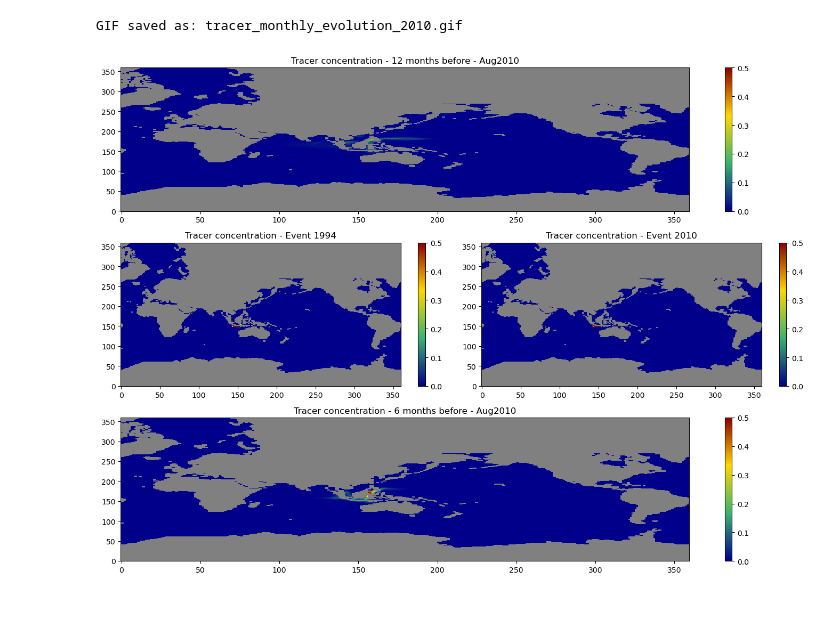
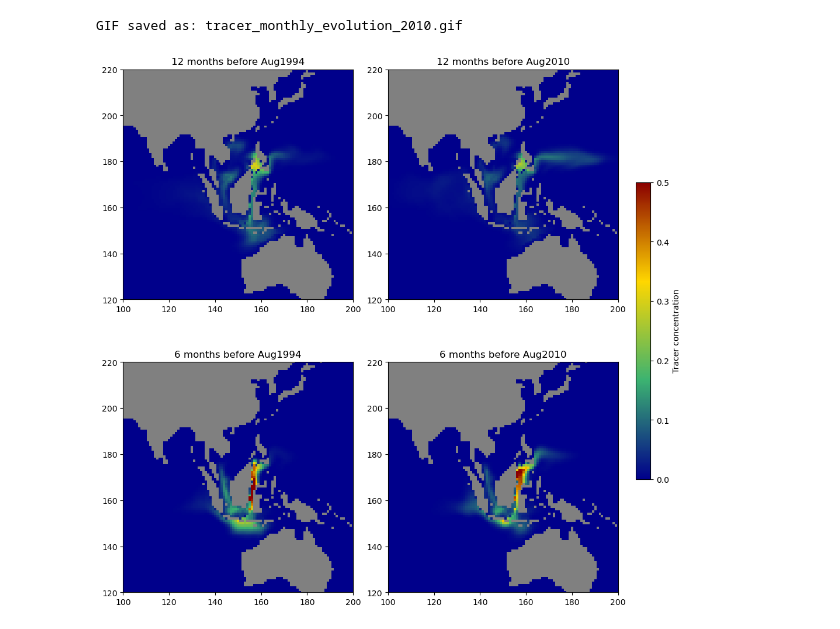
Before and after one commit to ECCO-Summer-School/ESS25-Team_ECCO-UP, a Jupyter notebook: contributors/mili/tracer_1994_2010.ipynb, the cells around one changed output. Drawn from its saved outputs; the diff is of its cells as text; code cells hidden in the pictures.

Commit message:
changes and corrections in tracer plot

```diff
--- a/contributors/mili/tracer_1994_2010.ipynb
+++ b/contributors/mili/tracer_1994_2010.ipynb
@@ -239,18 +247,22 @@ imon_6_before = imon_event - 6
 # 12 months before
 plt.figure(figsize=(10, 4))
 plt.title("Tracer concentration - 12 months before - Aug2010")
-masked_12 = dscale * lib_python.nat2globe(trc_all_vsum_2010[imon_12_before, :])
-masked_12[lib_python.nat2globe(hfacc[0]) == 0] = np.nan
-plt.imshow(masked_12, origin='lower', cmap=cmap, aspect='auto', vmin=0, vmax=0.5)
+masked_12_2010 = dscale * lib_python.nat2globe(trc_all_vsum_2010[imon_12_before, :])
+masked_12_2010[lib_python.nat2globe(hfacc[0]) == 0] = np.nan
+plt.imshow(masked_12_2010, origin='lower', cmap=cmap, aspect='auto', vmin=0, vmax=0.5)
 plt.colorbar()
+plt.ylim([100, 220])
+plt.xlim([100, 200])
 plt.show()
 
 # 6 months before
 plt.figure(figsize=(10, 4))
 plt.title("Tracer concentration - 6 months before - Aug2010")
-masked_6 = dscale * lib_python.nat2globe(trc_all_vsum_2010[imon_6_before, :])
-masked_6[lib_python.nat2globe(hfacc[0]) == 0] = np.nan
-plt.imshow(masked_6, origin='lower', cmap=cmap, aspect='auto',vmin=0, vmax=0.5)
+masked_6_2010 = dscale * lib_python.nat2globe(trc_all_vsum_2010[imon_6_before, :])
+masked_6_2010[lib_python.nat2globe(hfacc[0]) == 0] = np.nan
+plt.imshow(masked_6_2010, origin='lower', cmap=cmap, aspect='auto',vmin=0, vmax=0.5)
 plt.colorbar()
+plt.ylim([100, 220])
+plt.xlim([100, 200])
 plt.show()
 # %% [output]
@@ -301,60 +315,36 @@ print(f"GIF saved as: {gif_path}")
 GIF saved as: tracer_monthly_evolution_2010.gif
 # %%
 import matplotlib.pyplot as plt
-import numpy as np
 
-# Parámetros
-dscale = 0.1
+# Crear figura con 2 filas y 2 columnas
+fig, axs = plt.subplots(2, 2, figsize=(10, 10), constrained_layout=True)
+
+# Lista de datos y títulos
+data_list = [
+    (masked_12_1994, "12 months before Aug1994"),
+    (masked_12_2010, "12 months before Aug2010"),
+    (masked_6_1994, "6 months before Aug1994"),
+    (masked_6_2010, "6 months before Aug2010"),
+
+]
+
+# Graficar cada mapa
 vmin = 0
 vmax = 0.5
+cmap = cmap  # ya definido, por ejemplo con cmocean
 
-# Índices de los eventos
-imon_event_1994 = -1
-imon_event_2010 = -1
-imon_12_before_1994 = imon_event_1994 - 12
-imon_6_before_1994 = imon_event_1994 - 6
-imon_12_before_2010 = imon_event_2010 - 12
-imon_6_before_2010 = imon_event_2010 - 6
+ims = []
+for ax, (data, title) in zip(axs.flat, data_list):
+    im = ax.imshow(data, origin='lower', cmap=cmap, vmin=vmin, vmax=vmax)
+    ax.set_title(f"{title}")
+    ims.append(im)
+    ax.set_ylim([120, 220])
+    ax.set_xlim([100, 200])
 
-# Preparar los datos
-masked_12 = dscale * lib_python.nat2globe(trc_all_vsum_2010[imon_12_before_2010, :])
-masked_6 = dscale * lib_python.nat2globe(trc_all_vsum_2010[imon_6_before_2010, :])
-masked_1994 = dscale * lib_python.nat2globe(trc_all_vsum_1994[imon_event_1994, :])
-masked_2010 = dscale * lib_python.nat2globe(trc_all_vsum_2010[imon_event_2010, :])
-
-# Enmascarar tierra
-land_mask = lib_python.nat2globe(hfacc[0]) == 0
-for m in [masked_12, masked_6, masked_1994, masked_2010]:
-    m[land_mask] = np.nan
-
-# Crear figura con 2x2 + 1 layout
-fig = plt.figure(figsize=(14, 10))
-
-# Arriba: 12 meses antes (ocupando toda la fila superior)
-ax1 = plt.subplot2grid((3, 2), (0, 0), colspan=2)
-im1 = ax1.imshow(masked_12, origin='lower', cmap=cmap, aspect='auto', vmin=vmin, vmax=vmax)
-ax1.set_title("Tracer concentration - 12 months before - Aug2010")
-plt.colorbar(im1, ax=ax1, orientation='vertical')
-
-# Izquierda del medio: 1994
-ax2 = plt.subplot2grid((3, 2), (1, 0))
-im2 = ax2.imshow(masked_1994, origin='lower', cmap=cmap, aspect='auto', vmin=vmin, vmax=vmax)
-ax2.set_title("Tracer concentration - Event 1994")
-plt.colorbar(im2, ax=ax2, orientation='vertical')
-
-# Derecha del medio: 2010
-ax3 = plt.subplot2grid((3, 2), (1, 1))
-im3 = ax3.imshow(masked_2010, origin='lower', cmap=cmap, aspect='auto', vmin=vmin, vmax=vmax)
-ax3.set_title("Tracer concentration - Event 2010")
-plt.colorbar(im3, ax=ax3, orientation='vertical')
-
-# Abajo: 6 meses antes (ocupando toda la fila inferior)
-ax4 = plt.subplot2grid((3, 2), (2, 0), colspan=2)
-im4 = ax4.imshow(masked_6, origin='lower', cmap=cmap, aspect='auto', vmin=vmin, vmax=vmax)
-ax4.set_title("Tracer concentration - 6 months before - Aug2010")
-plt.colorbar(im4, ax=ax4, orientation='vertical')
-
-plt.tight_layout()
+# Añadir una barra de colores común
+cbar = fig.colorbar(ims[0], ax=axs, orientation='vertical', fraction=0.03, pad=0.02)
+cbar.set_label("Tracer concentration")
+plt.savefig('adjoint_tracer_1994vs2010.png')
 plt.show()
 # %% [output]
-[figure, old version]
+[figure, new version]
```
Also changed, not shown: parts of 5 cells of this notebook.
